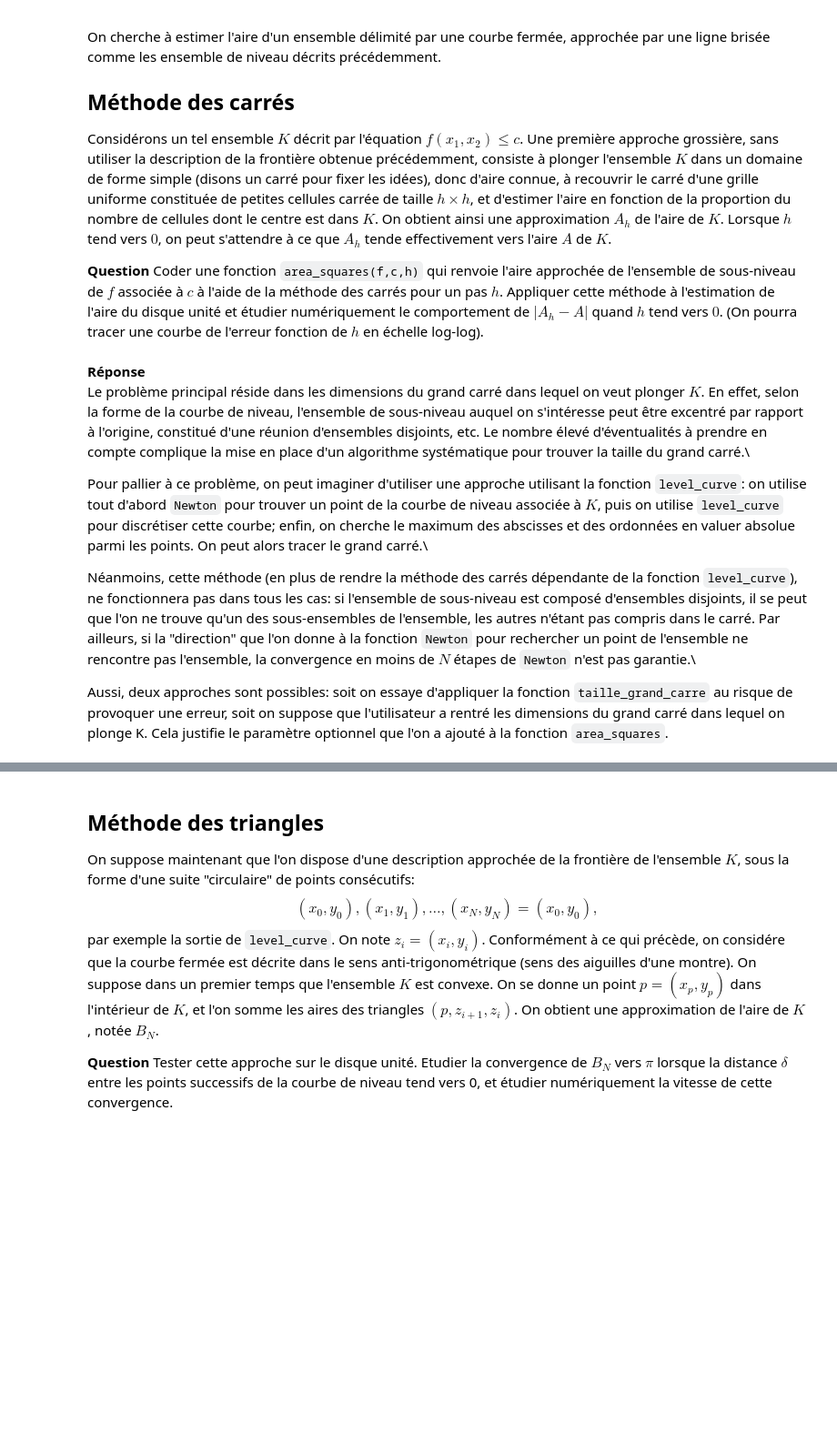
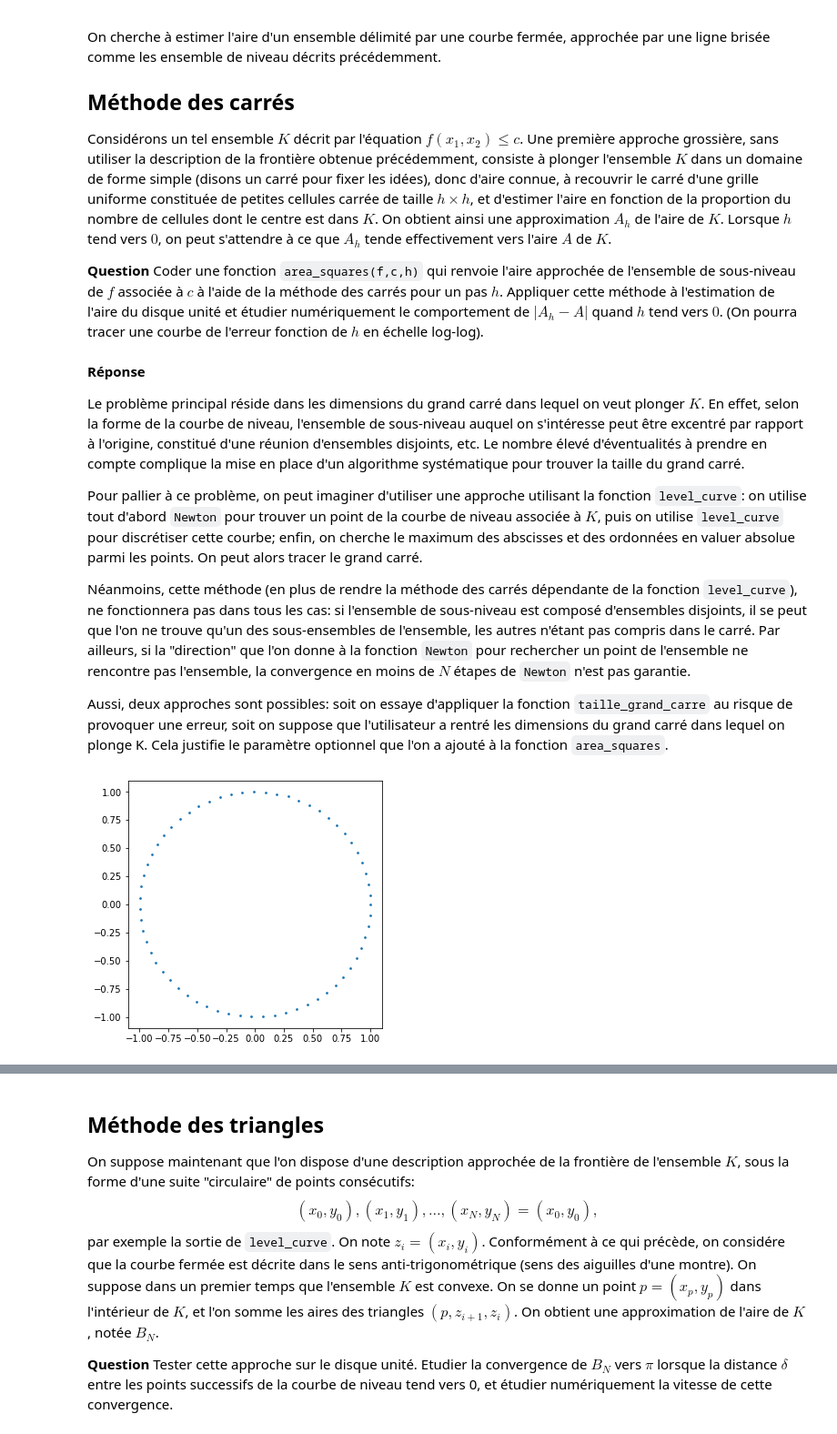
Before and after one commit to WatchfulCoder/projet-numerique-CD, a Jupyter notebook: projet-maths-info.ipynb, the cells around one changed output, grey strips where cells are left out. Shown: that part at 91% size. Saved outputs shown, nothing was run; the diff lists cells and outputs as text; code cells hidden in the pictures; blank space fills up the shorter version.

```diff
--- a/projet-maths-info.ipynb
+++ b/projet-maths-info.ipynb
@@ -445,12 +414,23 @@ Une première approche grossière, sans utiliser la description de la frontière
 
 **Question**  Coder une fonction `area_squares(f,c,h)` qui renvoie l'aire approchée de l'ensemble de sous-niveau de $f$ associée à $c$ à l'aide de la méthode des carrés pour un pas $h$. Appliquer cette méthode à l'estimation  de l'aire du disque unité et étudier numériquement le comportement de  $|A_h - A|$ quand $h$ tend vers $0$. (On pourra tracer une courbe de l'erreur fonction de $h$ en échelle log-log).
 # %% [markdown]
-**Réponse**\
-Le problème principal réside dans les dimensions du grand carré dans lequel on veut plonger $K$. En effet, selon la forme de la courbe de niveau, l'ensemble de sous-niveau auquel on s'intéresse peut être excentré par rapport à l'origine, constitué d'une réunion d'ensembles disjoints, etc. Le nombre élevé d'éventualités à prendre en compte complique la mise en place d'un algorithme systématique pour trouver la taille du grand carré.\
+**Réponse**
 
-Pour pallier à ce problème, on peut imaginer d'utiliser une approche utilisant la fonction `level_curve`: on utilise tout d'abord `Newton` pour trouver un point de la courbe de niveau associée à $K$, puis on utilise `level_curve` pour discrétiser cette courbe; enfin, on cherche le maximum des abscisses et des ordonnées  en valuer absolue parmi les points. On peut alors tracer le grand carré.\
+Le problème principal réside dans les dimensions du grand carré dans lequel on veut plonger $K$. En effet, selon la forme de la courbe de niveau, l'ensemble de sous-niveau auquel on s'intéresse peut être excentré par rapport à l'origine, constitué d'une réunion d'ensembles disjoints, etc. Le nombre élevé d'éventualités à prendre en compte complique la mise en place d'un algorithme systématique pour trouver la taille du grand carré.
 
-Néanmoins, cette méthode (en plus de rendre la méthode des carrés dépendante de la fonction `level_curve`), ne fonctionnera pas dans tous les cas: si l'ensemble de sous-niveau est composé d'ensembles disjoints, il se peut que l'on ne trouve qu'un des sous-ensembles de l'ensemble, les autres n'étant pas compris dans le carré. Par ailleurs, si la "direction" que l'on donne à la fonction `Newton` pour rechercher un point de l'ensemble ne rencontre pas l'ensemble, la convergence en moins de $N$ étapes de `Newton` n'est pas garantie.\
+Pour pallier à ce problème, on peut imaginer d'utiliser une approche utilisant la fonction `level_curve`: on utilise tout d'abord `Newton` pour trouver un point de la courbe de niveau associée à $K$, puis on utilise `level_curve` pour discrétiser cette courbe; enfin, on cherche le maximum des abscisses et des ordonnées  en valuer absolue parmi les points. On peut alors tracer le grand carré.
+
+Néanmoins, cette méthode (en plus de rendre la méthode des carrés dépendante de la fonction `level_curve`), ne fonctionnera pas dans tous les cas: si l'ensemble de sous-niveau est composé d'ensembles disjoints, il se peut que l'on ne trouve qu'un des sous-ensembles de l'ensemble, les autres n'étant pas compris dans le carré. Par ailleurs, si la "direction" que l'on donne à la fonction `Newton` pour rechercher un point de l'ensemble ne rencontre pas l'ensemble, la convergence en moins de $N$ étapes de `Newton` n'est pas garantie.
 
 Aussi, deux approches sont possibles: soit on essaye d'appliquer la fonction `taille_grand_carre` au risque de provoquer une erreur, soit on suppose que l'utilisateur a rentré les dimensions du grand carré dans lequel on plonge K. Cela justifie le paramètre optionnel que l'on a ajouté à la fonction `area_squares`.
+# %%
+def f_test(x,y):
+    return x**2 + y**2
+
+# notre cercle unité
+res = level_curve(f_test, 1., 0., delta=.1)
+plt.scatter(res[0,:],res[1,:], s=3)
+plt.show()
+# %% [output]
+[figure, added]
 # %%
```
Also changed, not shown: parts of 14 cells of this notebook.
